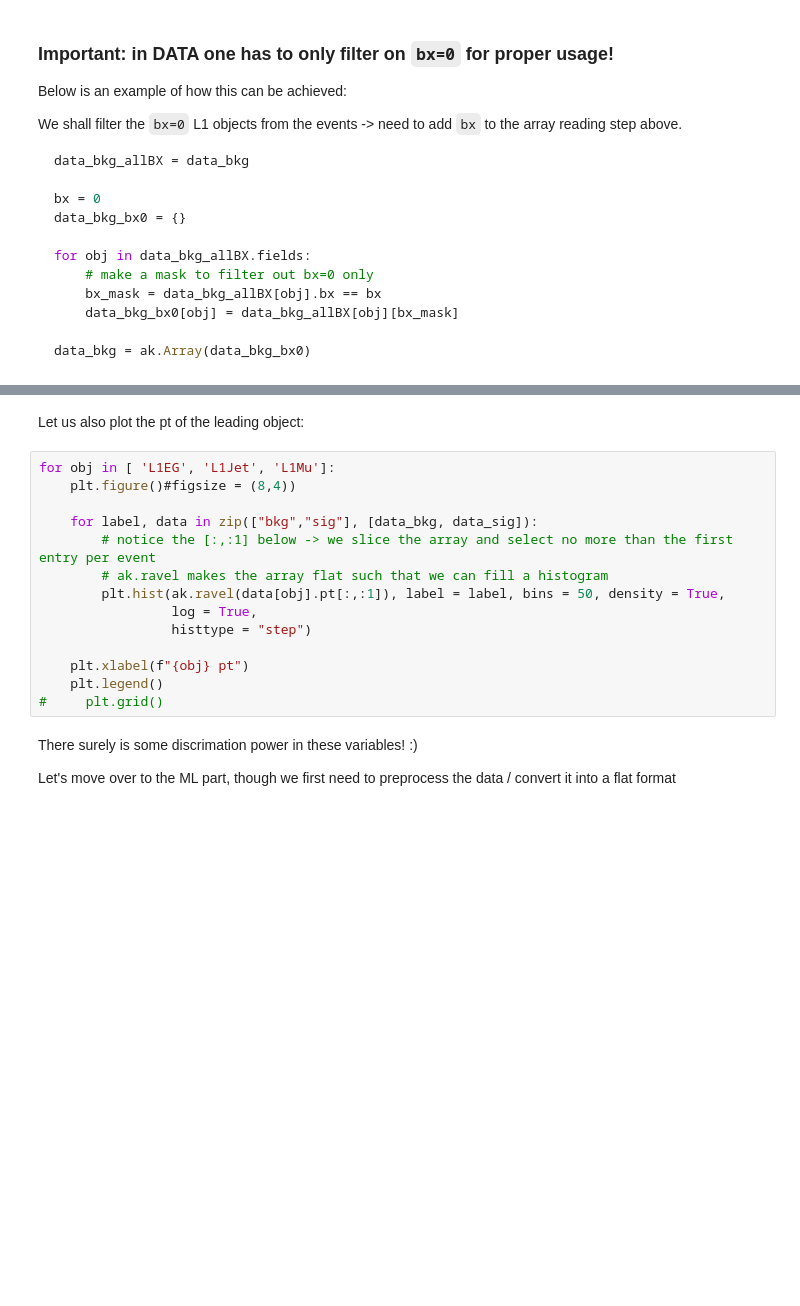
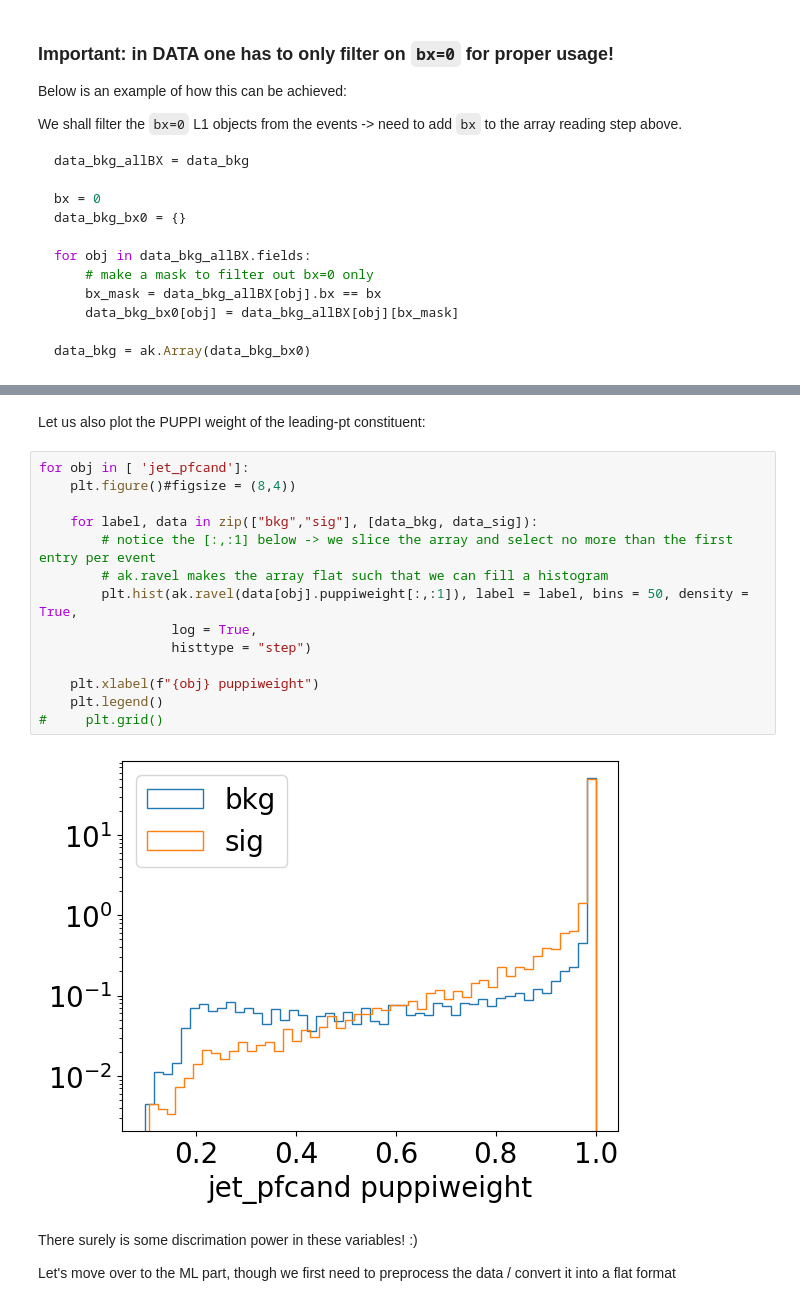
Before and after one commit to jet-tagging-ml-at-l1/cms_mlatl1t_tutorial, a Jupyter notebook: part1/part1_training_topo.ipynb, the cells around one changed output, grey strips where cells are left out. Drawn from its saved outputs; the diff is of its cells as text; blank space fills up the shorter version.

```diff
--- a/part1/part1_training_topo.ipynb
+++ b/part1/part1_training_topo.ipynb
@@ -135,19 +248,21 @@ for obj in [ 'L1EG', 'L1Jet', 'L1Mu']:
 # %% [markdown]
-Let us also plot the pt of the leading object:
+Let us also plot the PUPPI weight of the leading-pt constituent:
 # %%
-for obj in [ 'L1EG', 'L1Jet', 'L1Mu']:
+for obj in [ 'jet_pfcand']:
     plt.figure()#figsize = (8,4))
 
     for label, data in zip(["bkg","sig"], [data_bkg, data_sig]):
         # notice the [:,:1] below -> we slice the array and select no more than the first entry per event
         # ak.ravel makes the array flat such that we can fill a histogram
-        plt.hist(ak.ravel(data[obj].pt[:,:1]), label = label, bins = 50, density = True,
+        plt.hist(ak.ravel(data[obj].puppiweight[:,:1]), label = label, bins = 50, density = True,
                  log = True,
                  histtype = "step")
 
-    plt.xlabel(f"{obj} pt")
+    plt.xlabel(f"{obj} puppiweight")
     plt.legend()
 #     plt.grid()
+# %% [output]
+[figure, added]
 # %% [markdown]
 There surely is some discrimation power in these variables! :)
 
```
Also changed, not shown: parts of 43 cells of this notebook.
